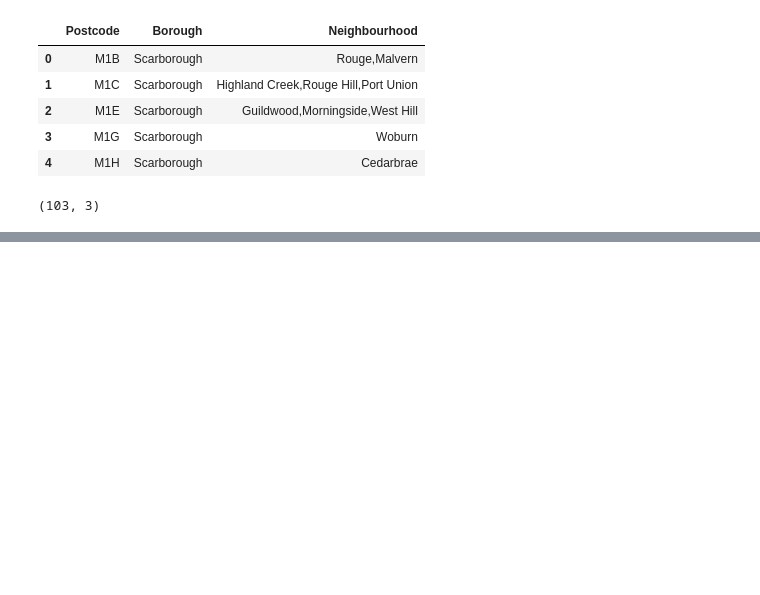
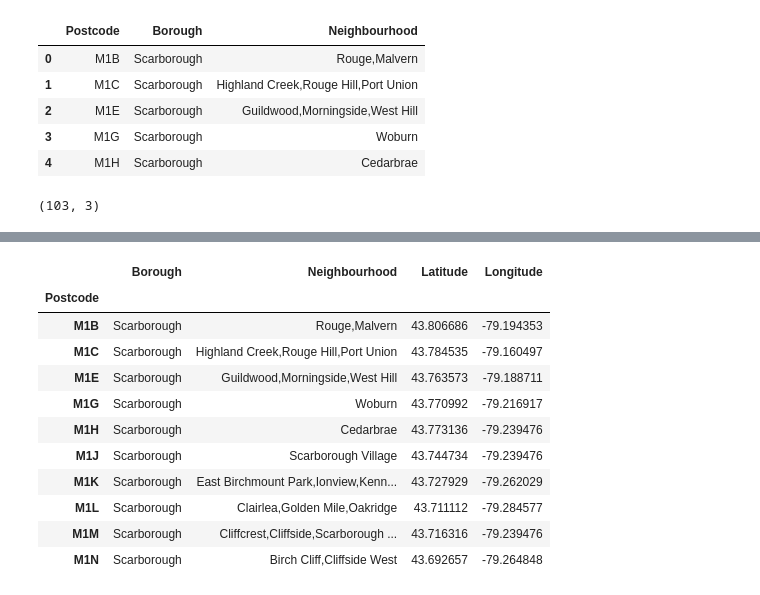
Before and after one commit to JimmyJiChina/dataScienceCapstone, a Jupyter notebook: Week3.ipynb, the cells around one changed output, grey strips where cells are left out. Cells and saved outputs as stored; diff of their text form; code cells hidden in the pictures; blank space fills up the shorter version.

```diff
--- a/Week3.ipynb
+++ b/Week3.ipynb
@@ -138,0 +141,5 @@ data2.shape
+# %%
+gps_data = pd.read_csv('./Geospatial_data')
+gps_data = gps_data.rename(columns={'Postal Code':'Postcode'})
+gps_data.set_index('Postcode',inplace=True)
+gps_data.head(4)
@@ -138,0 +153,8 @@ data2.shape
+# %%
+for eachrow in data2.index:
+    postal_code = data2.loc[eachrow,'Postcode']
+
+    latitude = lat_lng_coords[0]
+    longitude = lat_lng_coords[1]
+    data2.loc[eachrow,'Lattitude']=latitude
+    data2.loc[eachrow,'Longitude']=longitude
@@ -138,0 +168,2 @@ data2.shape
+# %%
+data3 = data2.set_index('Postcode')
@@ -138,0 +190,17 @@ data2.shape
+# %%
+data4= pd.concat([data3,gps_data],axis=1)
+# %%
+data4.head(10)
+# %% [output]
+|  | Borough | Neighbourhood | Latitude | Longitude |
+| Postcode |  |  |  |  |
+| M1B | Scarborough | Rouge,Malvern | 43.806686 | -79.194353 |
+| M1C | Scarborough | Highland Creek,Rouge Hill,Port Union | 43.784535 | -79.160497 |
+| M1E | Scarborough | Guildwood,Morningside,West Hill | 43.763573 | -79.188711 |
+| M1G | Scarborough | Woburn | 43.770992 | -79.216917 |
+| M1H | Scarborough | Cedarbrae | 43.773136 | -79.239476 |
+| M1J | Scarborough | Scarborough Village | 43.744734 | -79.239476 |
+| M1K | Scarborough | East Birchmount Park,Ionview,Kenn... | 43.727929 | -79.262029 |
+| M1L | Scarborough | Clairlea,Golden Mile,Oakridge | 43.711112 | -79.284577 |
+| M1M | Scarborough | Cliffcrest,Cliffside,Scarborough ... | 43.716316 | -79.239476 |
+| M1N | Scarborough | Birch Cliff,Cliffside West | 43.692657 | -79.264848 |
```
Also changed, not shown: parts of 7 cells of this notebook.
